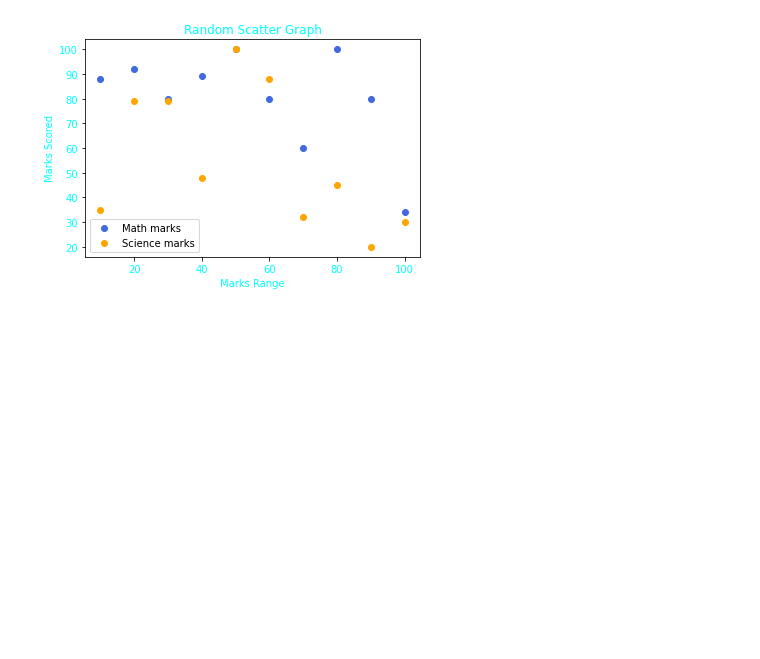
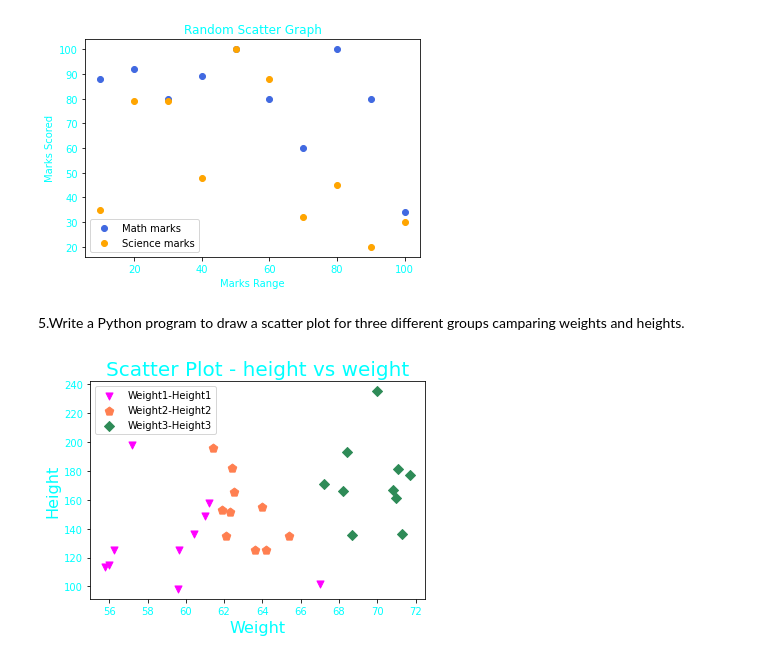
Before and after one commit to shaikhfarzana/Python-Libraries, a Jupyter notebook: Matplotlib_Scatterplot_Problems/Matplotlib_Scatterplot_Problems.ipynb, the cells around one changed output. Saved outputs shown, nothing was run; the diff lists cells and outputs as text; code cells hidden in the pictures; blank space fills up the shorter version.

Commit message:
[Farzana] Add: Python program to draw a scatter plot for three different groups camparing weights and heights.

```diff
--- a/Matplotlib_Scatterplot_Problems/Matplotlib_Scatterplot_Problems.ipynb
+++ b/Matplotlib_Scatterplot_Problems/Matplotlib_Scatterplot_Problems.ipynb
@@ -133,3 +133,39 @@ if __name__ == "__main__":
     draw_scatter_plot_graph()
 # %% [output]
 [figure]
+# %% [markdown]
+5.Write a Python program to draw a scatter plot for three different groups camparing weights and heights.
+# %%
+import matplotlib.pyplot as plt
+
+def to_draw_scatter_plot():
+    """
+       Description:
+          Function is used to draw a scatter plot for three different groups.
+       Parameter:
+          No parameter required.
+       Return:
+          Returns nothing.
+    """
+    weight1=[67,57.2,59.6,59.64,55.8,61.2,60.45,61,56.23,56]
+    height1=[101.7,197.6,98.3,125.1,113.7,157.7,136,148.9,125.3,114.9]
+    weight2=[61.9,64,62.1,64.2,62.3,65.4,62.4,61.4,62.5,63.6]
+    weight3=[68.2,67.2,68.4,68.7,71,71.3,70.8,70,71.1,71.7]
+    height3=[165.8,170.9,192.8,135.4,161.4,136.1,167.1,235.1,181.1,177.3]
+    height2=[152.8,155.3,135.1,125.2,151.3,135,182.2,195.9,165.1,125.1]
+
+    plt.scatter(weight1,height1,  50,marker='v', c='magenta')
+    plt.scatter(weight2, height2, 80,marker='p', c='coral')
+    plt.scatter(weight3, height3, 50 ,marker='D', c='seagreen')
+    plt.xticks( color = 'cyan')
+    plt.yticks( color = 'cyan')
+    plt.xlabel('Weight', fontsize=16, color='cyan')
+    plt.ylabel('Height', fontsize=16, color='cyan')
+    plt.title('Scatter Plot - height vs weight',fontsize=20, color='cyan')
+    plt.legend(["Weight1-Height1", "Weight2-Height2","Weight3-Height3"], loc ="upper left")
+    plt.show()
+
+if __name__ == "__main__":
+    to_draw_scatter_plot()
+# %% [output]
+[figure, added]
```
